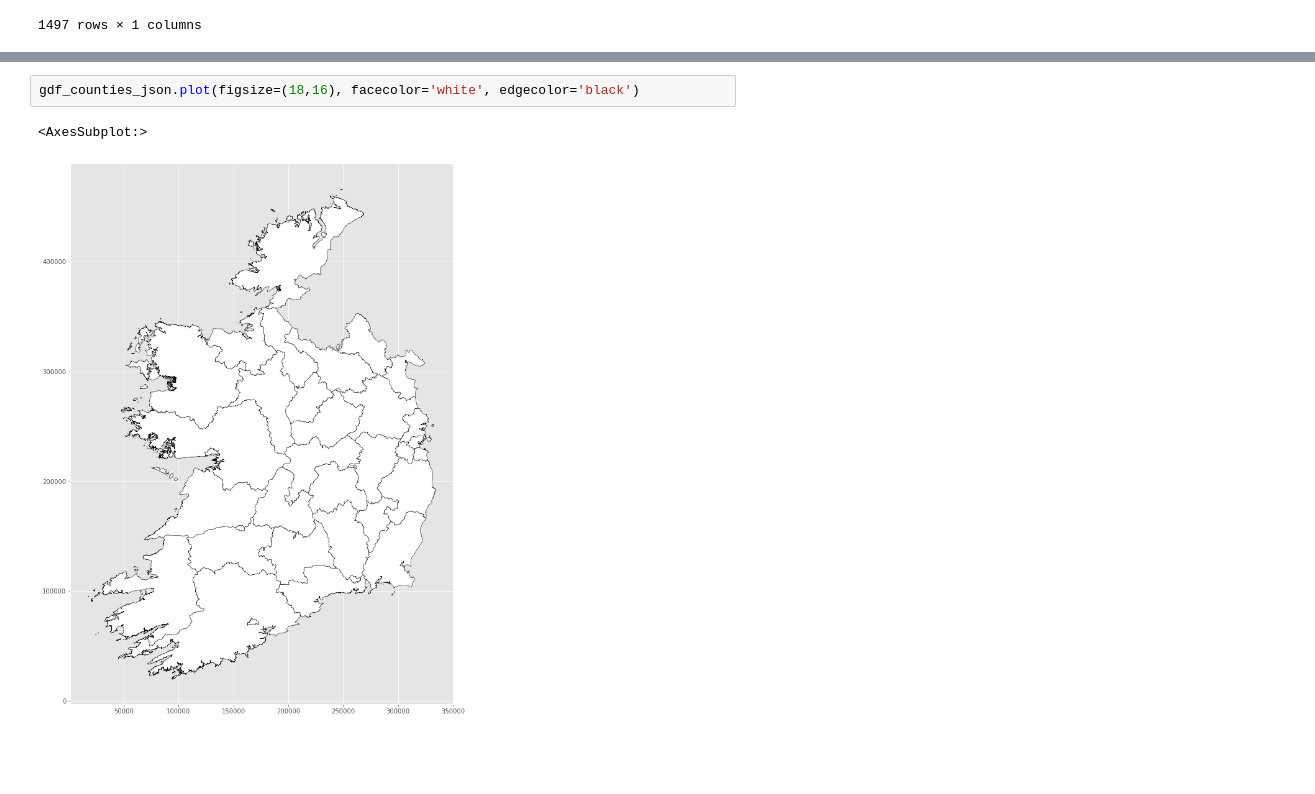
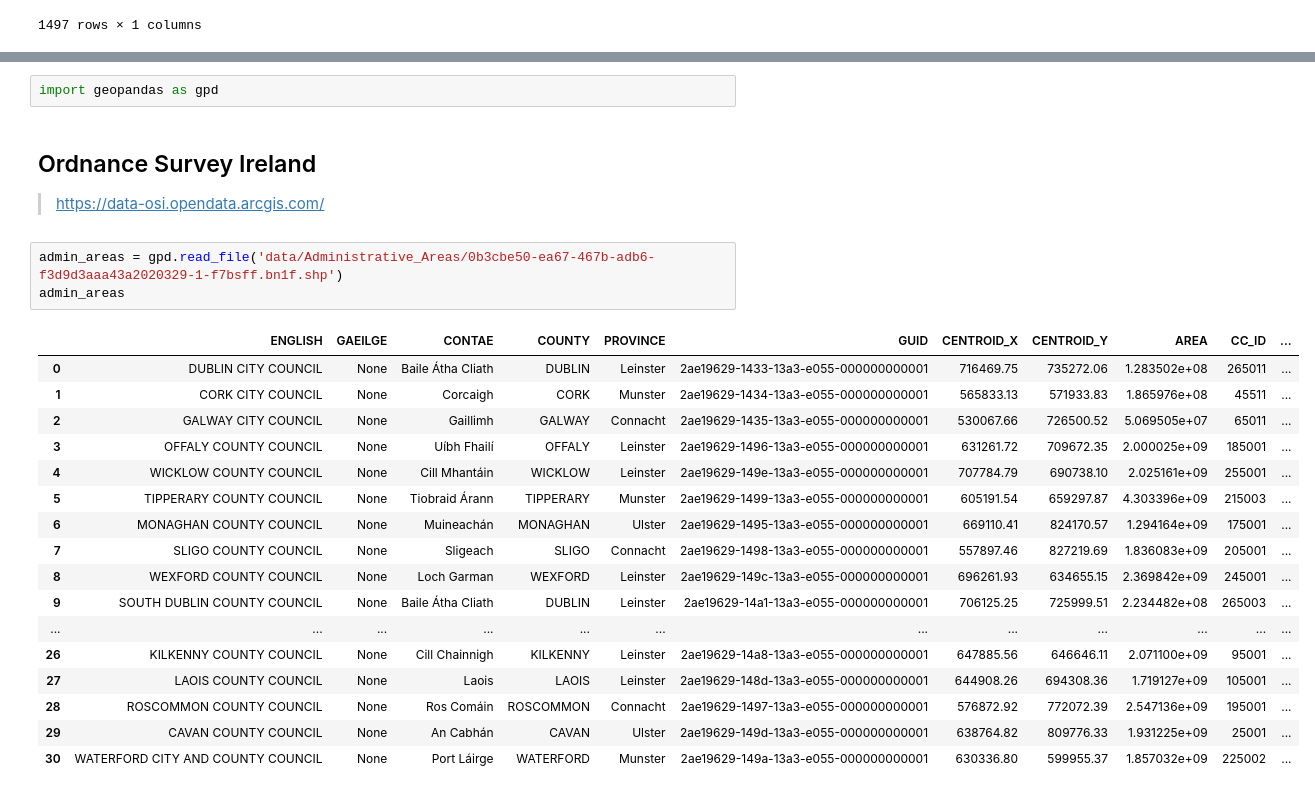
Before and after one commit to pessini/avian-flu-wild-birds-ireland, a Jupyter notebook: Exploratory-Data-Analysis-EDA.ipynb, the cells around one changed output, grey strips where cells are left out. Drawn from its saved outputs; the diff is of its cells as text; blank space fills up the shorter version.

```diff
--- a/Exploratory-Data-Analysis-EDA.ipynb
+++ b/Exploratory-Data-Analysis-EDA.ipynb
@@ -281,5 +249,27 @@ gdf_counties_json
-# %%
-gdf_counties_json.plot(figsize=(18,16), facecolor='white', edgecolor='black')
-# %% [output]
-<AxesSubplot:>
-[figure, removed]
+# %%
+import geopandas as gpd
+# %% [markdown]
+## Ordnance Survey Ireland
+
+>https://data-osi.opendata.arcgis.com/
+# %%
+admin_areas = gpd.read_file('data/Administrative_Areas/0b3cbe50-ea67-467b-adb6-f3d9d3aaa43a2020329-1-f7bsff.bn1f.shp')
+admin_areas
+# %% [output]
+|  | ENGLISH | GAEILGE | CONTAE | COUNTY | PROVINCE | GUID | CENTROID_X | CENTROID_Y | AREA | CC_ID | ... |
+| 0 | DUBLIN CITY COUNCIL | None | Baile Átha Cliath | DUBLIN | Leinster | 2ae19629-1433-13a3-e055-000000000001 | 716469.75 | 735272.06 | 1.283502e+08 | 265011 | ... |
+| 1 | CORK CITY COUNCIL | None | Corcaigh | CORK | Munster | 2ae19629-1434-13a3-e055-000000000001 | 565833.13 | 571933.83 | 1.865976e+08 | 45511 | ... |
+| 2 | GALWAY CITY COUNCIL | None | Gaillimh | GALWAY | Connacht | 2ae19629-1435-13a3-e055-000000000001 | 530067.66 | 726500.52 | 5.069505e+07 | 65011 | ... |
+| 3 | OFFALY COUNTY COUNCIL | None | Uíbh Fhailí | OFFALY | Leinster | 2ae19629-1496-13a3-e055-000000000001 | 631261.72 | 709672.35 | 2.000025e+09 | 185001 | ... |
+| 4 | WICKLOW COUNTY COUNCIL | None | Cill Mhantáin | WICKLOW | Leinster | 2ae19629-149e-13a3-e055-000000000001 | 707784.79 | 690738.10 | 2.025161e+09 | 255001 | ... |
+| 5 | TIPPERARY COUNTY COUNCIL | None | Tiobraid Árann | TIPPERARY | Munster | 2ae19629-1499-13a3-e055-000000000001 | 605191.54 | 659297.87 | 4.303396e+09 | 215003 | ... |
+| 6 | MONAGHAN COUNTY COUNCIL | None | Muineachán | MONAGHAN | Ulster | 2ae19629-1495-13a3-e055-000000000001 | 669110.41 | 824170.57 | 1.294164e+09 | 175001 | ... |
+| 7 | SLIGO COUNTY COUNCIL | None | Sligeach | SLIGO | Connacht | 2ae19629-1498-13a3-e055-000000000001 | 557897.46 | 827219.69 | 1.836083e+09 | 205001 | ... |
+| 8 | WEXFORD COUNTY COUNCIL | None | Loch Garman | WEXFORD | Leinster | 2ae19629-149c-13a3-e055-000000000001 | 696261.93 | 634655.15 | 2.369842e+09 | 245001 | ... |
+| 9 | SOUTH DUBLIN COUNTY COUNCIL | None | Baile Átha Cliath | DUBLIN | Leinster | 2ae19629-14a1-13a3-e055-000000000001 | 706125.25 | 725999.51 | 2.234482e+08 | 265003 | ... |
+| ... | ... | ... | ... | ... | ... | ... | ... | ... | ... | ... | ... |
+| 26 | KILKENNY COUNTY COUNCIL | None | Cill Chainnigh | KILKENNY | Leinster | 2ae19629-14a8-13a3-e055-000000000001 | 647885.56 | 646646.11 | 2.071100e+09 | 95001 | ... |
+| 27 | LAOIS COUNTY COUNCIL | None | Laois | LAOIS | Leinster | 2ae19629-148d-13a3-e055-000000000001 | 644908.26 | 694308.36 | 1.719127e+09 | 105001 | ... |
+| 28 | ROSCOMMON COUNTY COUNCIL | None | Ros Comáin | ROSCOMMON | Connacht | 2ae19629-1497-13a3-e055-000000000001 | 576872.92 | 772072.39 | 2.547136e+09 | 195001 | ... |
+| 29 | CAVAN COUNTY COUNCIL | None | An Cabhán | CAVAN | Ulster | 2ae19629-149d-13a3-e055-000000000001 | 638764.82 | 809776.33 | 1.931225e+09 | 25001 | ... |
+| 30 | WATERFORD CITY AND COUNTY COUNCIL | None | Port Láirge | WATERFORD | Munster | 2ae19629-149a-13a3-e055-000000000001 | 630336.80 | 599955.37 | 1.857032e+09 | 225002 | ... |
```
Also changed, not shown: parts of 8 cells of this notebook, 11 other files.
